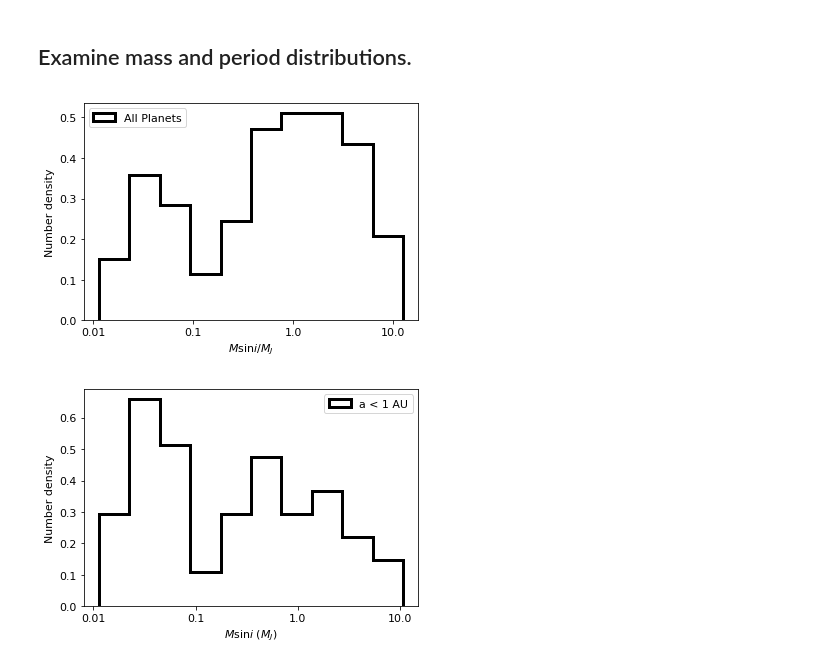
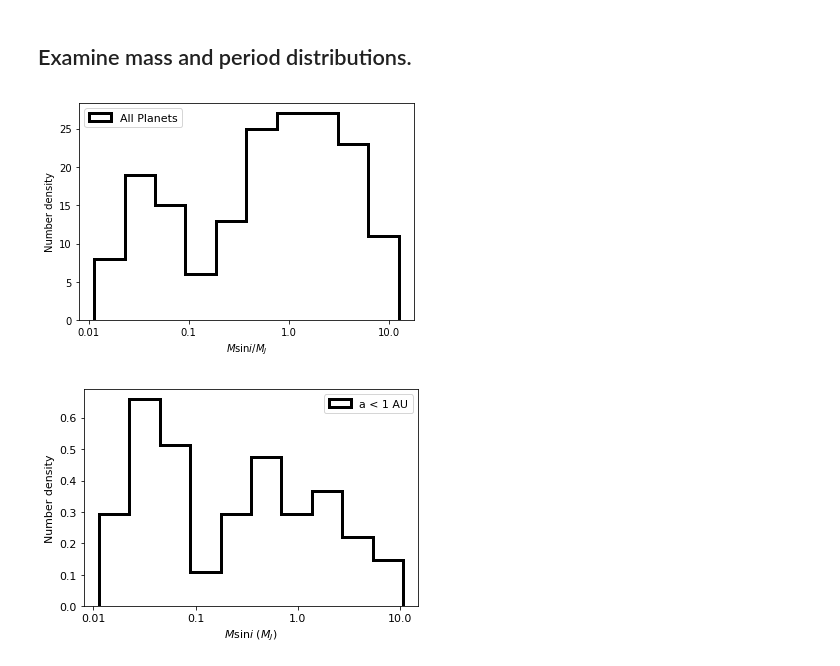
Before and after one commit to leerosenthalj/CLSI, a Jupyter notebook: Notebook_Statistics.ipynb, the cells around one changed output. Saved outputs shown, nothing was run; the diff lists cells and outputs as text; code cells hidden in the pictures.

```diff
--- a/Notebook_Statistics.ipynb
+++ b/Notebook_Statistics.ipynb
@@ -1375,26 +1446,26 @@ fig.savefig('legacy_tables/hist_APF_base.pdf')
 # %%
 fig, ax = plt.subplots()
 ax.hist(np.log10(masses_planet.query('mass < 15')['mass']),
-        bins=10, density=True, histtype='step',# range = (0, 1),
+        bins=10, density=False, histtype='step',# range = (0, 1),
         lw=3, color='black', alpha=1, label='All Planets')
 
 matplotlib.rcParams.update({'font.size': 11})
 ax.set(xlabel=r'$M\mathrm{sin}i/M_J$',
           ylabel='Number density')
 matplotlib.rcParams.update({'font.size': 11})
 #ax.set_title(r'$M$sin$i$ > 0.1 $M_J$, a > 0.1 AU')
 
 def format_fn(tick_val, tick_pos):
     return str(10**tick_val)
     #return str(int(10**tick_val))
 ax.xaxis.set_major_formatter(FuncFormatter(format_fn))
 ax.xaxis.set_major_locator(MaxNLocator(integer=True))
 matplotlib.rcParams.update({'font.size': 11})
 ax.legend(loc=2)
 
 fig.savefig('planet_candidates/mass_histogram_all.png', dpi=1000)
 # %% [output]
-[figure, old version]
+[figure, new version]
 # %%
 masses_close = masses_planet.query('axis < 1 and mass < 15')
 masses_mid   = masses_planet.query('axis > 1 and axis < 3 and mass < 15')
```
Also changed, not shown: parts of 15 cells of this notebook, 4 other files.
